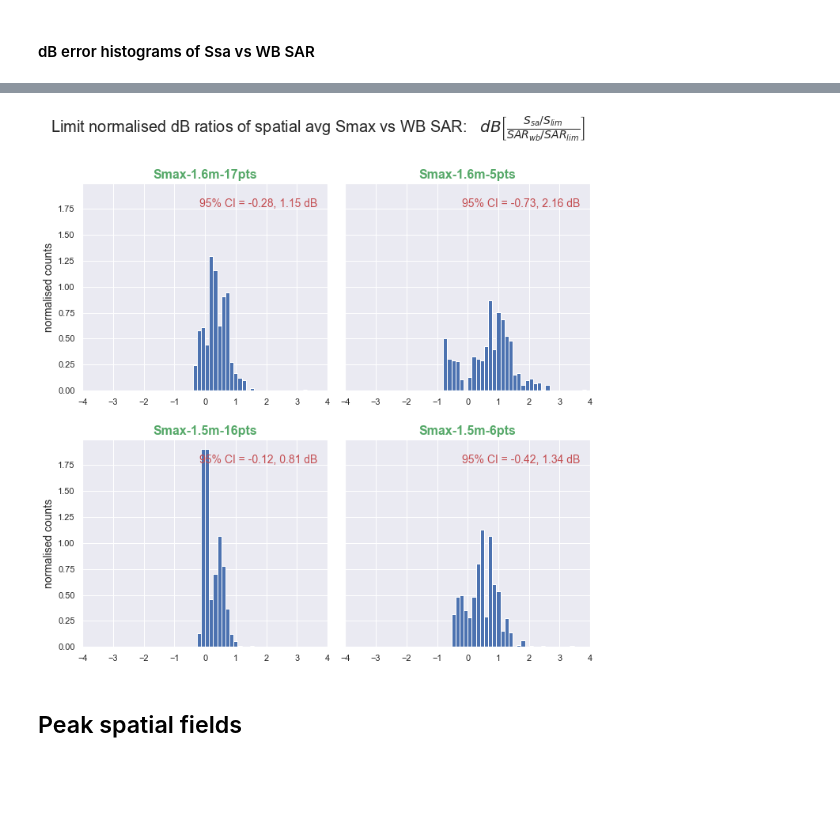
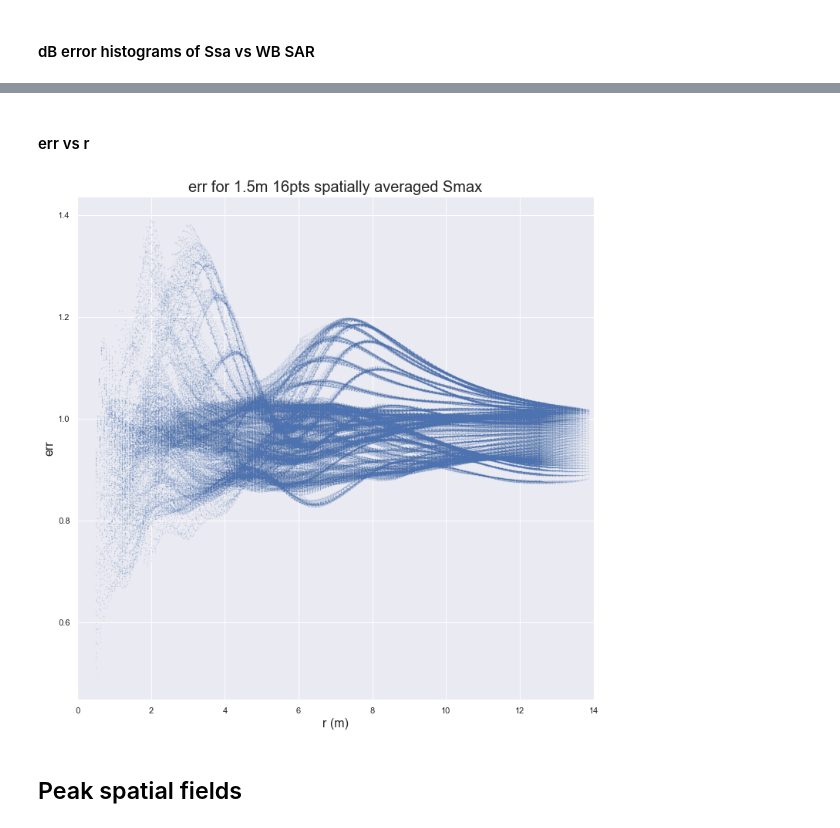
Before and after one commit to dreme/spatial-averaging-wg, a Jupyter notebook: notebooks/SpatAvg_MBSpanel.ipynb, the cells around one changed output, grey strips where cells are left out. Drawn from its saved outputs; the diff is of its cells as text; code cells hidden in the pictures; blank space fills up the shorter version.

```diff
--- a/notebooks/SpatAvg_MBSpanel.ipynb
+++ b/notebooks/SpatAvg_MBSpanel.ipynb
@@ -851,31 +908,16 @@ fig.savefig('../plots/Ssa vs SARwb.png', dpi=100)
-# %%
-# Get histograms of limit normalised dB ratios of Smax vs WB SAR
-fig, axes = plt.subplots(rows,2,figsize=(10,10),sharey=True)
-axes = axes.flatten()
-
-bins = np.linspace(-4,4,61)
-for i, Ssa in enumerate(Ssalist):
-    dBerr = 10 * np.log10((R.S.loc[maskSARwb,Ssa]/Slim) / (R.S.loc[maskSARwb,"SARwb"]/SARlim))
-    axes[i].hist(dBerr,bins=bins,density=True)
-    axes[i].set_title(Ssa + 'pts', fontsize=16, color='g',fontweight="bold")
-    axes[i].set_xlim(bins[0],bins[-1])
-    ci = np.percentile(dBerr,[2.5,97.5]).round(2)
-    text = f'95% CI = {ci[0]}, {ci[1]} dB'
-    axes[i].text(0.96, 0.9, text, horizontalalignment='right',
-                 verticalalignment='center', transform=axes[i].transAxes,
-                 fontsize=14, color='r')
-    if i % 2 == 0:
-        axes[i].set_ylabel('normalised counts',fontsize=14)
-    if i in [6,7]:
-        axes[i].set_xlabel('$dB_{ratio}$', fontsize=14)
-
-title = 'Limit normalised dB ratios of spatial avg Smax vs WB SAR:   $dB\\left[\\frac{S_{sa}/S_{lim}}{SAR_{wb}/SAR_{lim}}\\right]$\n'
-fig.suptitle(title, fontsize=20)
-fig.tight_layout(h_pad=2)
-
-fig.savefig('../plots/dB Ssa vs SARwb.png', dpi=100)
-# %% [output]
-[figure, removed]
+# %% [markdown]
+#### err vs r
+# %%
+Ssa = 'err15m16'
+fig, ax = plt.subplots(1,1,figsize=(12,12))
+ax.scatter(x=R.S.r, y=R.S[Ssa],alpha=0.1,s=0.2);
+ax.set_title(R.datatitles[Ssa],fontsize=20)
+ax.set_xlabel('r (m)', fontsize=16)
+ax.set_ylabel('err', fontsize=16)
+ax.set_xlim((0,14))
+fig.savefig(f'../plots/scatter {Ssa}.png')
+# %% [output]
+[figure, added]
 # %% [markdown]
 ## Peak spatial fields
 # %%
```
Also changed, not shown: parts of 19 cells of this notebook, 14 other files.
